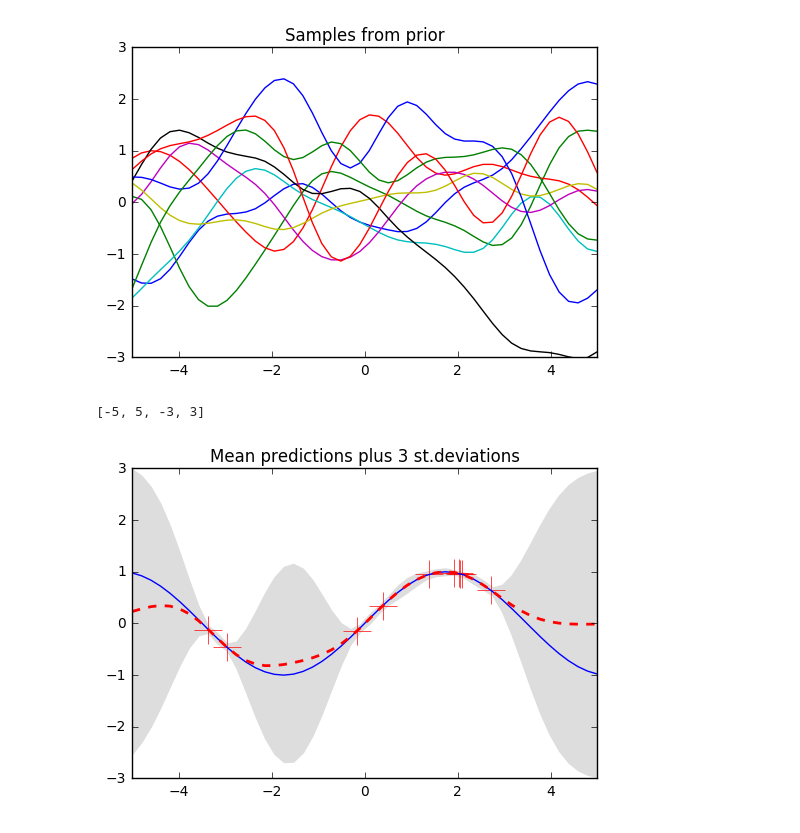
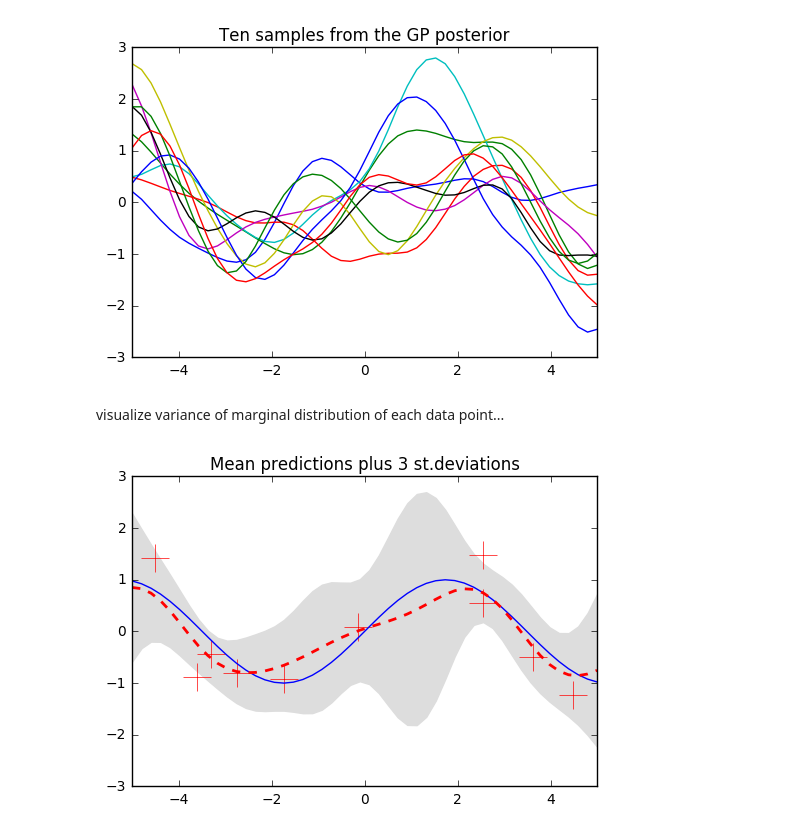
Before and after one commit to disiji/nn_assessor, a Jupyter notebook: gaussian_processes_demo.ipynb, the cells around one changed output. Saved outputs shown, nothing was run; the diff lists cells and outputs as text; code cells hidden in the pictures.

Commit message:
added derivation of posterior GP

```diff
--- a/gaussian_processes_demo.ipynb
+++ b/gaussian_processes_demo.ipynb
@@ -22,0 +64,14 @@ s = 0.0005 # noise added to kernel matrix
+# %%
+l = 1 #width of kernel, smaller l leads to stronger smoothness assumption
+# %%
+# Step1: compute covariance matrix K_
+K_11 = kernel(X_1, X_1, kernel_width=l)
+# Step2: sample Y from Y~ N(0, K_). It assumes a zero mean GP Prior
+L_11 = np.linalg.cholesky(K_11 + 1e-6*np.eye(n_predict))
+f_prior  = np.dot(L_11, np.random.normal(size=(n_predict, n_gp_samples)))
+
+
+plt.plot(X_1, f_prior)
+plt.title("Samples from prior")
+plt.axis([-5, 5, -3, 3])
+plt.savefig('figures/gp_demo_prior.png', bbox_inches='tight')
@@ -23,20 +103,27 @@ s = 0.0005 # noise added to kernel matrix
 # %%
-X_test = np.linspace(-5, 5, n_predict).reshape(-1,1) # test points
+# Observe the data: suppose the corresonding y value of X_test are observed
+n_observed = 10 # number of datapoints observed
+s = 0.5 # noise added to kernel matrix
 
 # This is the true unknown function we are trying to approximate
 f = lambda x: np.sin(0.9*x).flatten()
-X = np.random.uniform(-5, 5, size=(n_observed,1))
-y = f(X) + s*np.random.randn(n_observed)
+X_2 = np.random.uniform(-5, 5, size=(n_observed,1))
+y_2 = f(X_2) + s*np.random.randn(n_observed)
+# %%
+K_22 = kernel(X_2, X_2, kernel_width=l)
+K_21 = kernel(X_2, X_1, kernel_width=l)
+L_22 = np.linalg.cholesky(K_22 + 1e-6 * np.eye(n_observed))
+Lk = np.linalg.solve(L_22, K_21) #L_22^(-1) * K_21
+mu_bar = np.dot(Lk.T, np.linalg.solve(L_22, y_2)) # K_12 *L_22^(-1).T * L_22^(-1)* y_2
+Sigma_bar = K_11 - np.dot(Lk.T, Lk)
 # %%
-# sample from prior
-# It assumes a zero mean GP Prior
-K_ = kernel(X_test, X_test) # kernel at test points
-L = np.linalg.cholesky(K_ + 1e-6*np.eye(n_predict))
+# draw samples from the posterior at our test points.
+L_bar = np.linalg.cholesky(Sigma_bar + 1e-6*np.eye(n_predict))
+f_post = mu_bar.reshape(-1,1) + np.dot(L_bar, np.random.normal(size=(n_predict,10)))
 
-f_prior  = np.dot(L, np.random.normal(size=(n_predict, n_gp_samples)))
-plt.plot(X_test, f_prior)
-plt.title("Samples from prior")
+plt.plot(X_1, f_post)
+plt.title('Ten samples from the GP posterior')
 plt.axis([-5, 5, -3, 3])
-plt.savefig('figures/gp_demo_prior.png', bbox_inches='tight')
+plt.savefig('figures/gp_demo_posterior.png', bbox_inches='tight')
 # %% [output]
-[figure, old version]
+[figure, new version]
@@ -53,12 +130,14 @@ s = np.sqrt(s2)
+# %% [markdown]
+visualize variance of marginal distribution of each data point...
 # %%
-# PLOTS:
-plt.plot(X, y, 'r+', ms=20)
-plt.plot(X_test, f(X_test), 'b-')
-plt.gca().fill_between(X_test.flat, mu-3*s, mu+3*s, color="#dddddd")
-plt.plot(X_test, mu, 'r--', lw=2)
-plt.savefig('figures/gp_demo_predictive.png', bbox_inches='tight')
+diag_22 = np.diag(Sigma_bar) # std of for each datapoint in X_1
+
+plt.plot(X_2, y_2, 'r+', ms=20)
+plt.plot(X_1, f(X_1), 'b-')
+plt.gca().fill_between(X_1.flat, mu_bar-3*diag_22, mu_bar+3*diag_22, color="#dddddd")
+plt.plot(X_1, mu_bar, 'r--', lw=2)
 plt.title('Mean predictions plus 3 st.deviations')
 plt.axis([-5, 5, -3, 3])
+plt.savefig('figures/gp_demo_predictive.png', bbox_inches='tight')
 # %% [output]
-[-5, 5, -3, 3]
-[figure, old version]
+[figure, new version]
```
Also changed, not shown: parts of 10 cells of this notebook, 3 other files.
